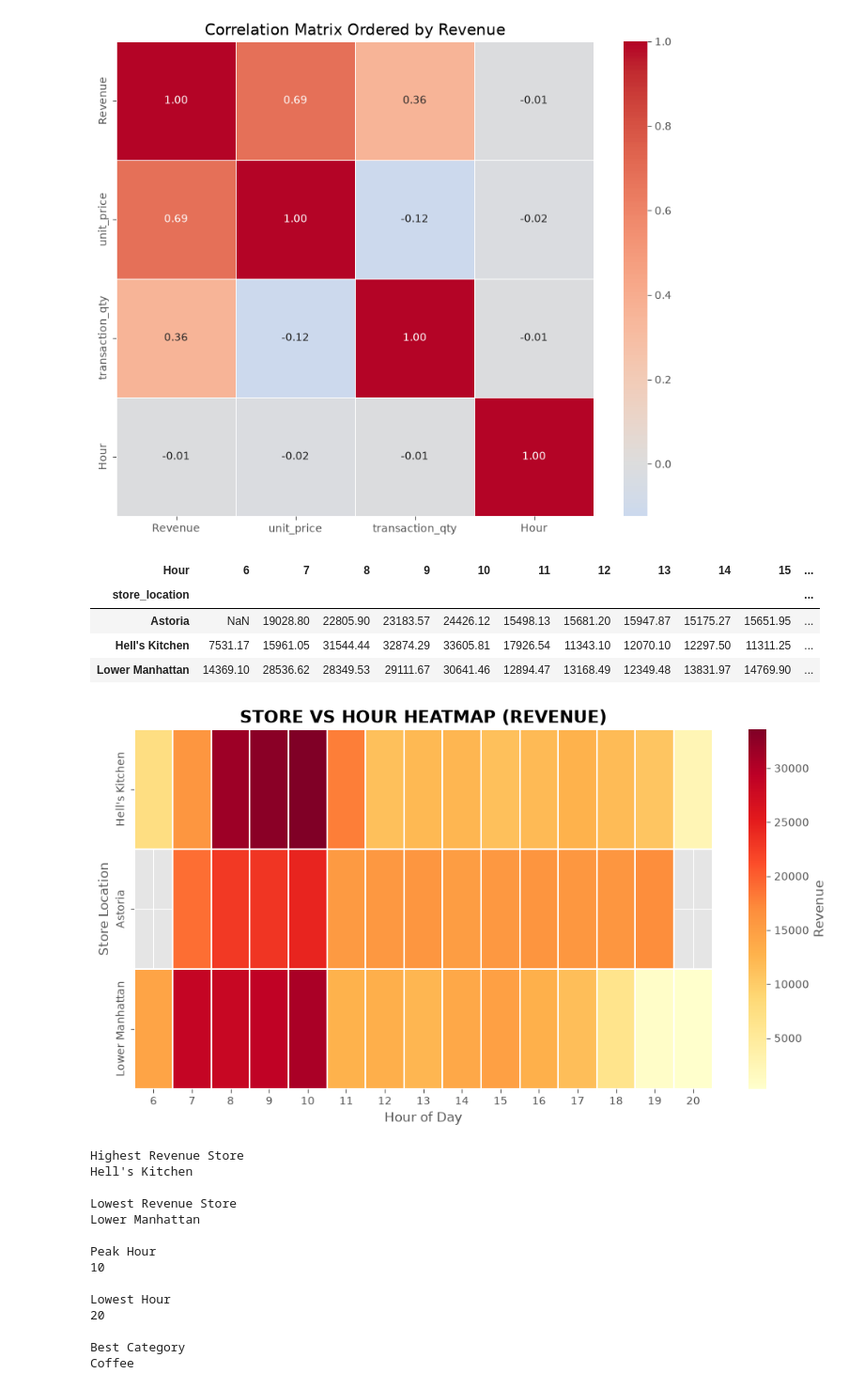
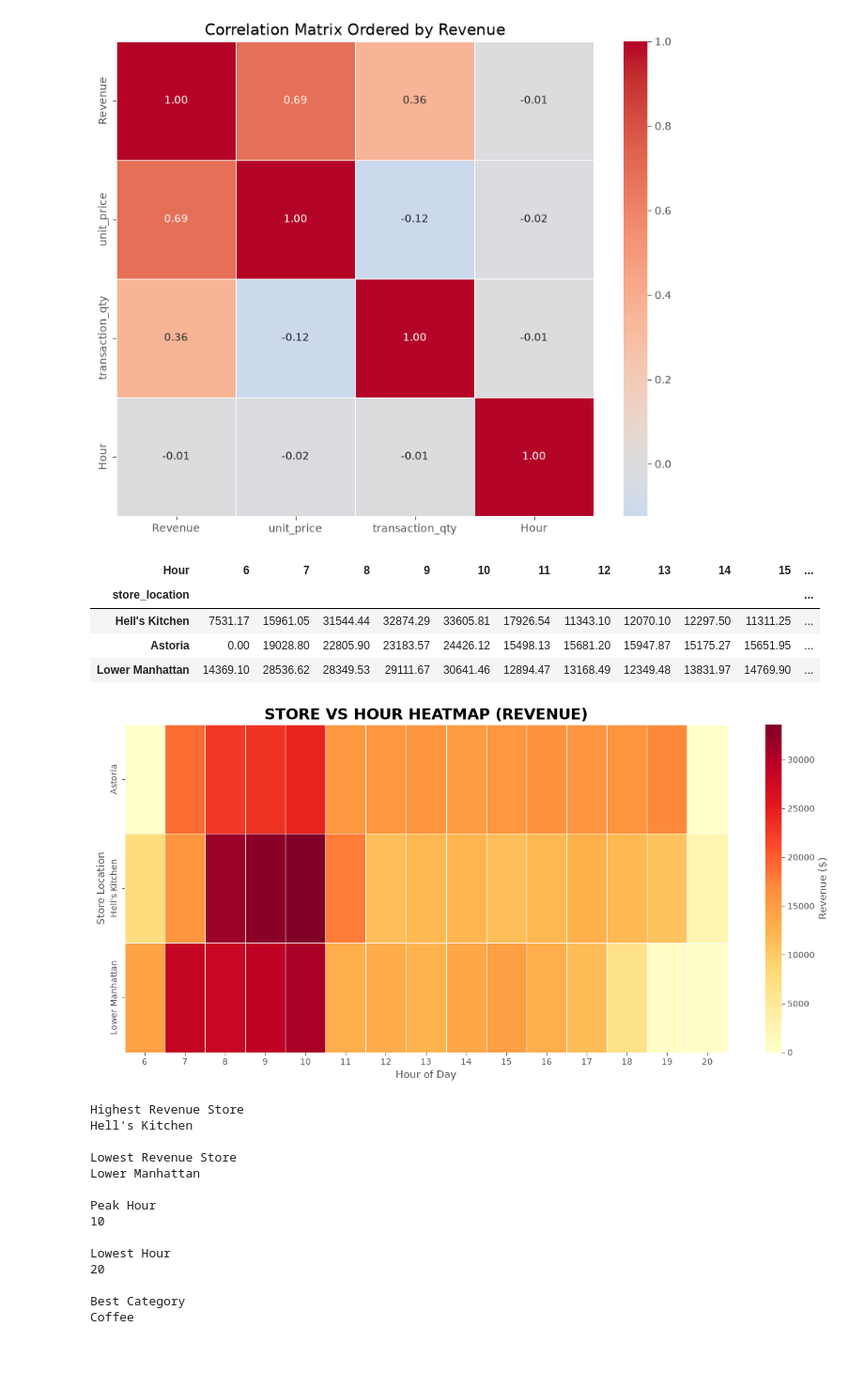
Before and after one commit to Devangdaksh/Sales-Trend-Time-Based-Performance-Analytics-Dashboard-Python-Pandas-Plotly-Streamlit, a Jupyter notebook: notebook/ 02_EDA.ipynb, the cells around one changed output. Shown at 94% size. Cells and saved outputs as stored; diff of their text form; code cells hidden in the pictures; blank space fills up the shorter version.

```diff
--- a/notebook/ 02_EDA.ipynb
+++ b/notebook/ 02_EDA.ipynb
@@ -644,46 +644,47 @@ plt.title("Correlation Matrix Ordered by Revenue")
 plt.show()
 # %% [output]
 [figure]
-# %%
-#
-heat = df.pivot_table(
-    values='Revenue',
-    index='store_location',
-    columns='Hour',
-    aggfunc='sum'
-)
-
-heat.head()
-# %% [output]
-| Hour | 6 | 7 | 8 | 9 | 10 | 11 | 12 | 13 | 14 | 15 | ... |
-| store_location |  |  |  |  |  |  |  |  |  |  | ... |
-| Astoria | NaN | 19028.80 | 22805.90 | 23183.57 | 24426.12 | 15498.13 | 15681.20 | 15947.87 | 15175.27 | 15651.95 | ... |
-| Hell's Kitchen | 7531.17 | 15961.05 | 31544.44 | 32874.29 | 33605.81 | 17926.54 | 11343.10 | 12070.10 | 12297.50 | 11311.25 | ... |
-| Lower Manhattan | 14369.10 | 28536.62 | 28349.53 | 29111.67 | 30641.46 | 12894.47 | 13168.49 | 12349.48 | 13831.97 | 14769.90 | ... |
 # %%
-plt.figure(figsize=(12,6))
-
-sns.heatmap(
-    heat_sorted,
-    cmap="YlOrRd",
-    vmin=heat_sorted.min().min(),
-    vmax=heat_sorted.max().max(),
-    linewidths=0.2,
-    cbar_kws={"label":"Revenue"}
+# Create heatmap data
+heat = df.pivot_table(
+    values="Revenue",
+    index="store_location",
+    columns="Hour",
+    aggfunc="sum",
+    fill_value=0
 )
 
-plt.title(
-    "STORE VS HOUR HEATMAP (REVENUE)",
-    fontsize=16,
-    fontweight="bold"
-)
+# Sort stores by total revenue
+heat_sorted = heat.loc[
+    heat.sum(axis=1).sort_values(ascending=False).index
+]
 
-plt.xlabel("Hour of Day")
-plt.ylabel("Store Location")
-
-plt.show()
+heat_sorted.head()
 # %% [output]
-[figure, removed]
+| Hour | 6 | 7 | 8 | 9 | 10 | 11 | 12 | 13 | 14 | 15 | ... |
+| store_location |  |  |  |  |  |  |  |  |  |  | ... |
+| Hell's Kitchen | 7531.17 | 15961.05 | 31544.44 | 32874.29 | 33605.81 | 17926.54 | 11343.10 | 12070.10 | 12297.50 | 11311.25 | ... |
+| Astoria | 0.00 | 19028.80 | 22805.90 | 23183.57 | 24426.12 | 15498.13 | 15681.20 | 15947.87 | 15175.27 | 15651.95 | ... |
+| Lower Manhattan | 14369.10 | 28536.62 | 28349.53 | 29111.67 | 30641.46 | 12894.47 | 13168.49 | 12349.48 | 13831.97 | 14769.90 | ... |
+# %%
+plt.figure(figsize=(16,7), facecolor="white")
+
+ax = sns.heatmap(
+    heat,
+    cmap="YlOrRd",
+    linewidths=0.5,
+    linecolor="white",
+    cbar_kws={"label":"Revenue ($)"}
+)
+
+plt.title("STORE VS HOUR HEATMAP (REVENUE)", fontsize=18, fontweight="bold")
+
+plt.xlabel("Hour of Day")
+plt.ylabel("Store Location")
+
+plt.show()
+# %% [output]
+[figure, added]
 # %%
 fig = px.bar(
     x=revenue_by_store.index,
```
